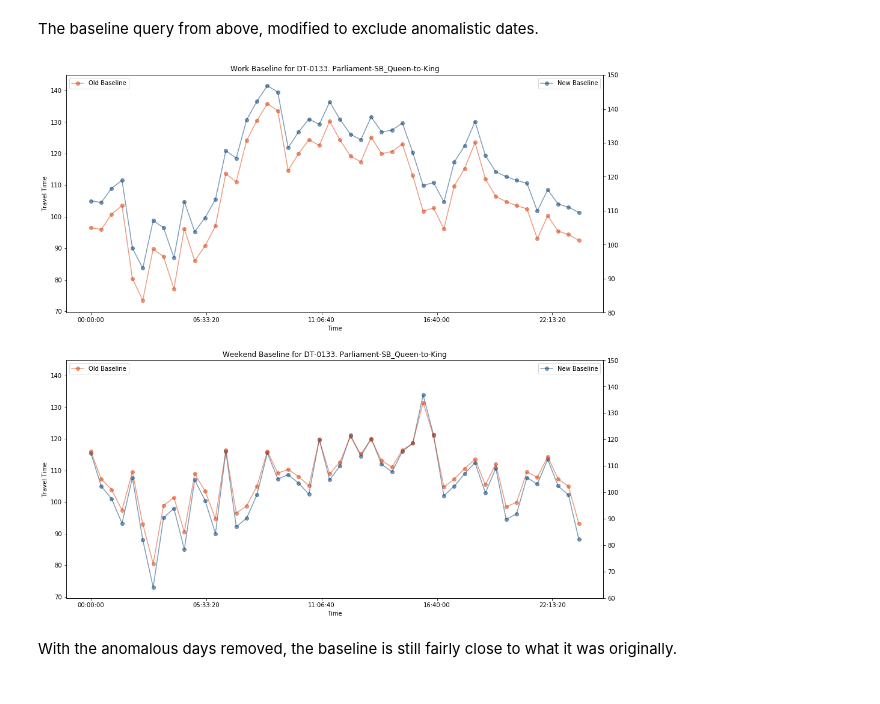
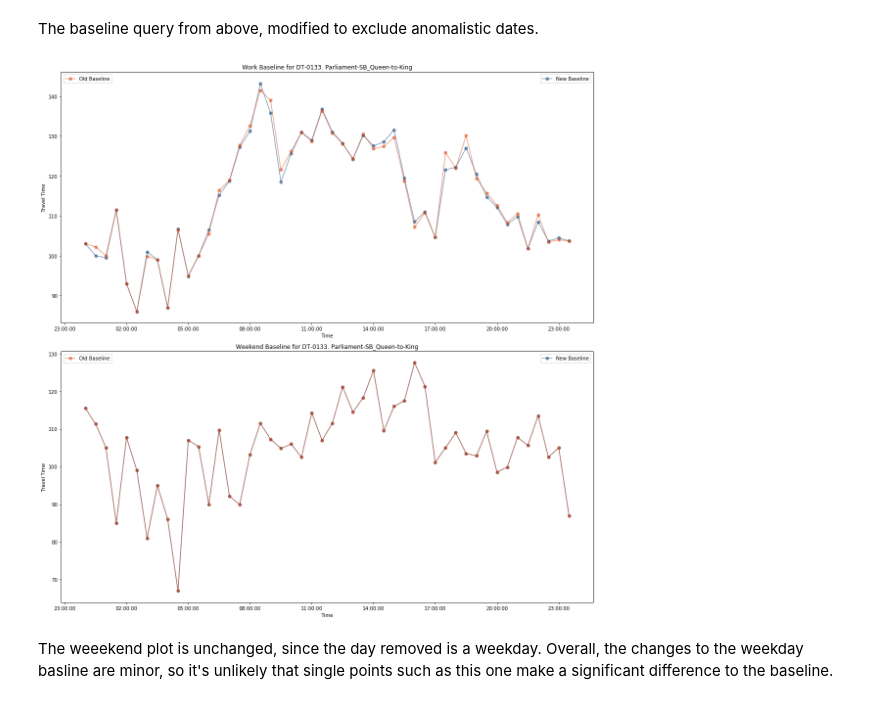
Before and after one commit to CityofToronto/bdit_king_pilot_dashboard, a Jupyter notebook: bluetooth/bluetooth_baselines.ipynb, the cells around one changed output. Cells and saved outputs as stored; diff of their text form; code cells hidden in the pictures.

```diff
--- a/bluetooth/bluetooth_baselines.ipynb
+++ b/bluetooth/bluetooth_baselines.ipynb
@@ -280,8 +279,9 @@ new_base = pandasql.read_sql(sql_mod, con)
 # %% [markdown]
 The baseline query from above, modified to exclude anomalistic dates.
 # %%
+
 r_name = 'DT-0133. Parliament-SB_Queen-to-King'
-fig, days = plt.subplots(2, 1, figsize = (16,16), sharey = True)
+fig, days = plt.subplots(2, 1, figsize = (16,16))
 old = []
 
 segments = {order : {'Work' : observations[(observations['report_name'] == r_name) &
@@ -289,41 +289,49 @@ segments = {order : {'Work' : observations[(observations['report_name'] == r_nam
                      'Weekend' : observations[(observations['report_name'] == r_name) &
                                                 (observations['workingday'] == 'Weekend')].sort_values(['time'])}
             for order, observations in zip(['New', 'Old'],[new_base, baselines_30])}
 
 
 for i, WD in enumerate(['Work', 'Weekend']):
-    old.append(days[i].twinx())
+    old.append(days[i].twiny())
     days[i].plot_date(x = segments['New'][WD].time,
                       y = segments['New'][WD].travel_time,
                       xdate = True,
                       fmt = '-o',
                       c = colors[0],
                       alpha = 0.5,
                       label = 'New Baseline')
     plt.legend()
     old[i].plot_date(x = segments['Old'][WD].time,
                      y = segments['Old'][WD].travel_time,
                      xdate = True,
                      fmt = '-o',
                      c = colors[1],
                      alpha = 0.5,
                      label = 'Old Baseline')
 
-    #old[i].get_xaxis().set_visible(False)
+    maj = mdates.HourLocator(interval = 3)
+    days[i].xaxis.set_major_locator(maj)
+    days[i].xaxis.set_major_formatter(mdates.DateFormatter('%H:%M:%S'))
+
+    #old[i].set_yticks(np.linspace(days[i].get_yticks()[0],days[i].get_yticks()[-1],len(days[i].get_yticks())))
+    old[i].get_xaxis().set_visible(False)
+    #old[i].get_yaxis().set_visible(True)
+
     #old[i].get_yaxis().set_visible(False)
-    old[i].set_yticks(np.linspace(days[i].get_yticks()[0],days[i].get_yticks()[-1],len(days[i].get_yticks())))
+
+
     plt.title(str(WD) + ' Baseline for ' + r_name)
+
     days[i].xaxis.set_label_text('Time')
     days[i].yaxis.set_label_text('Travel Time')
+
     days[i].legend()
     old[i].legend(loc = 'upper left')
-    #days[i].xaxis.set_major_locator(mdates.HourLocator(byhour = range(0, 23 ,1)))
-    #days[i].xaxis.set_major_formatter(mdates.DateFormatter('%H'))
-    #plt.gcf().autofmt_xdate()
 
-plt.show(days[i])
-plt.show(old[i])
+    fig.tight_layout()
+
+plt.show()
 # %% [output]
-[figure, old version]
+[figure, new version]
-# %% [markdown]
-With the anomalous days removed, the baseline is still fairly close to what it was originally.
+# %% [markdown]
+The weeekend plot is unchanged, since the day removed is a weekday. Overall, the changes to the weekday basline are minor, so it's unlikely that single points such as this one make a significant difference to the baseline.
```
Also changed, not shown: parts of 10 cells of this notebook.
